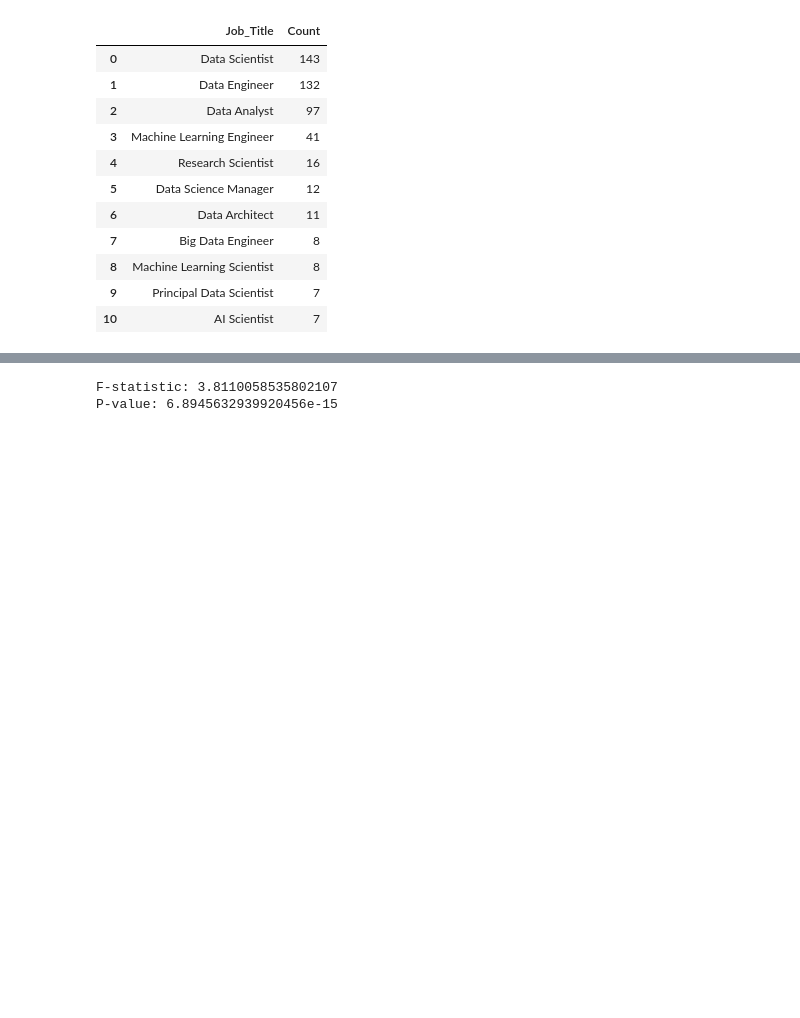
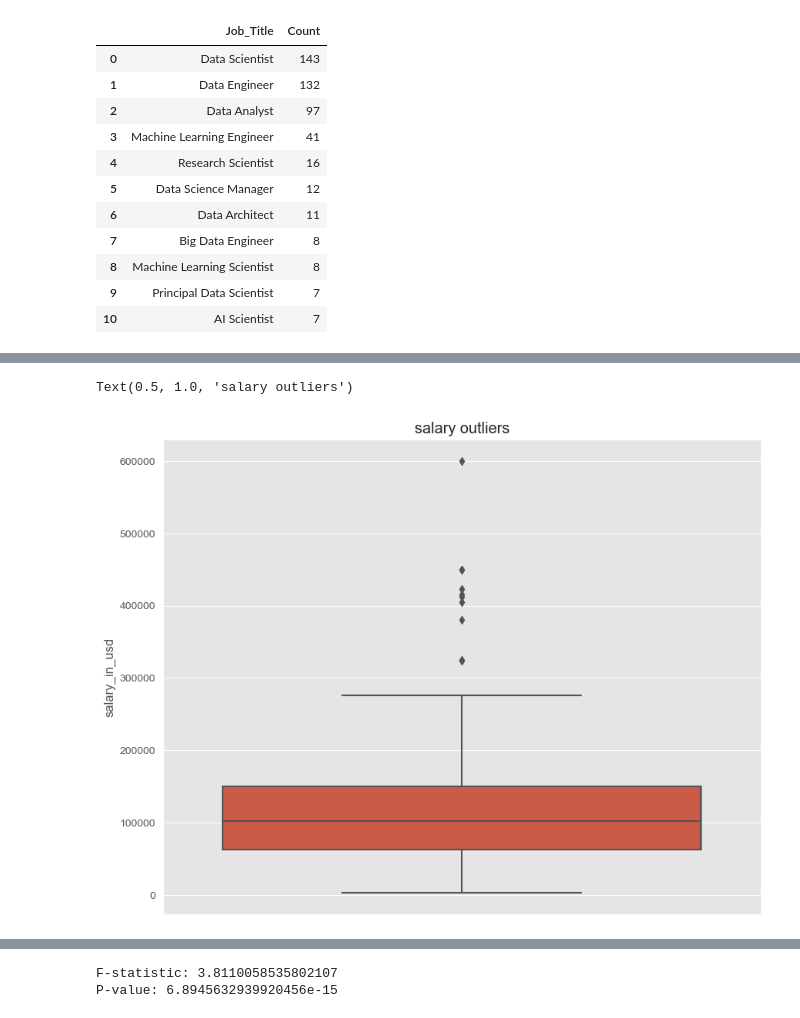
Before and after one commit to ed-gar-k/Phase-2-project, a Jupyter notebook: Untitled.ipynb, the cells around one changed output, grey strips where cells are left out. Cells and saved outputs as stored; diff of their text form; code cells hidden in the pictures; blank space fills up the shorter version.

```diff
--- a/Untitled.ipynb
+++ b/Untitled.ipynb
@@ -182,0 +225,9 @@ plt.show()
+# %%
+#vizualizing boxplot for outliers
+plt.style.use('ggplot')
+fig, ax = plt.subplots(figsize=(10,8))
+sns.boxplot(data=ds, y = "salary_in_usd", ax=ax)
+ax.set_title('salary outliers')
+# %% [output]
+Text(0.5, 1.0, 'salary outliers')
+[figure, added]
```
Also changed, not shown: parts of 33 cells of this notebook.
